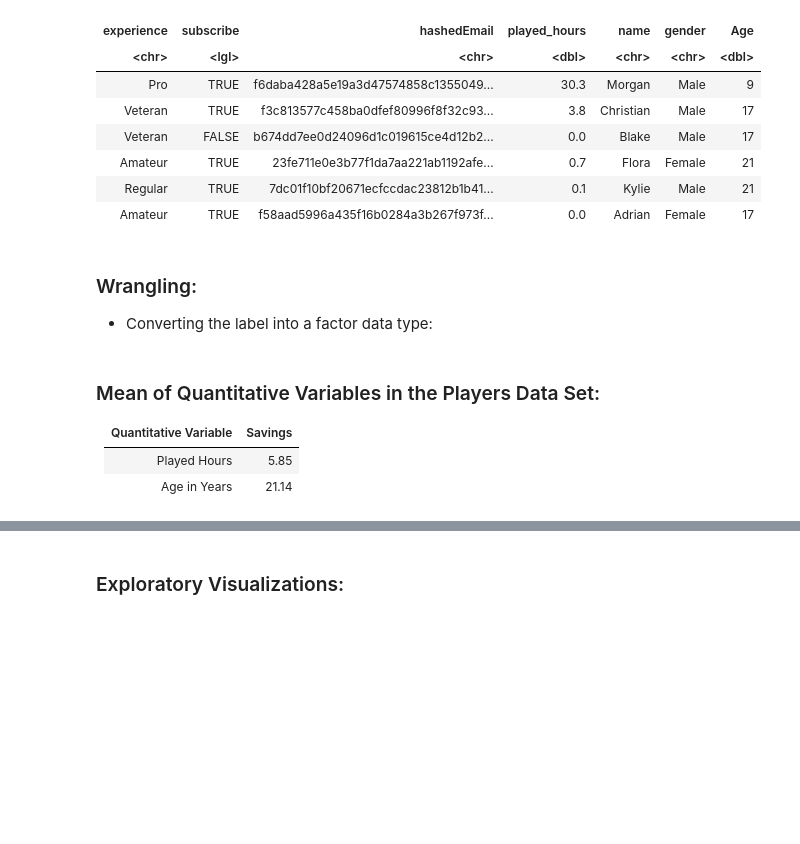
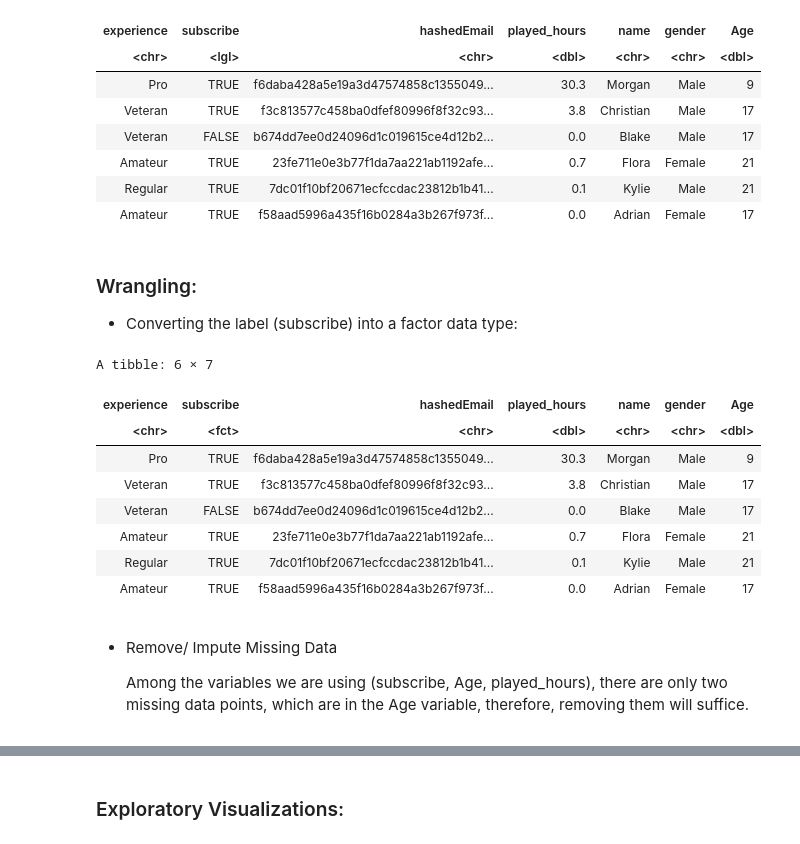
Before and after one commit to charlizechan/dsci100_project, a Jupyter notebook: dsci100_indv.ipynb, the cells around one changed output, grey strips where cells are left out. Drawn from its saved outputs; the diff is of its cells as text; code cells hidden in the pictures; blank space fills up the shorter version.

```diff
--- a/dsci100_indv.ipynb
+++ b/dsci100_indv.ipynb
@@ -326,14 +351,23 @@ A tibble: 6 × 7
 # %% [markdown]
 <h3>Wrangling:</h3>
 
-* Converting the label into a factor data type:
+* Converting the label (subscribe) into a factor data type:
 # %%
 players_data <- players_data |>
 mutate(subscribe = as_factor(subscribe))
+
+head(players_data)
+# %% [output]
+A tibble: 6 × 7
+| experience | subscribe | hashedEmail | played_hours | name | gender | Age |
+| <chr> | <fct> | <chr> | <dbl> | <chr> | <chr> | <dbl> |
+| Pro | TRUE | f6daba428a5e19a3d47574858c1355049... | 30.3 | Morgan | Male | 9 |
+| Veteran | TRUE | f3c813577c458ba0dfef80996f8f32c93... | 3.8 | Christian | Male | 17 |
+| Veteran | FALSE | b674dd7ee0d24096d1c019615ce4d12b2... | 0.0 | Blake | Male | 17 |
+| Amateur | TRUE | 23fe711e0e3b77f1da7aa221ab1192afe... | 0.7 | Flora | Female | 21 |
+| Regular | TRUE | 7dc01f10bf20671ecfccdac23812b1b41... | 0.1 | Kylie | Male | 21 |
+| Amateur | TRUE | f58aad5996a435f16b0284a3b267f973f... | 0.0 | Adrian | Female | 17 |
-# %% [markdown]
-<h3>Mean of Quantitative Variables in the Players Data Set:</h3>
-
-| Quantitative Variable    | Savings |
-| -------------------------| ------- |
-| Played Hours             | 5.85    |
-| Age in Years             | 21.14   |
+# %% [markdown]
+* Remove/ Impute Missing Data
+
+  Among the variables we are using (subscribe, Age, played_hours), there are only two missing data points, which are in the Age variable, therefore, removing them will suffice.
```
Also changed, not shown: parts of 41 cells of this notebook.
